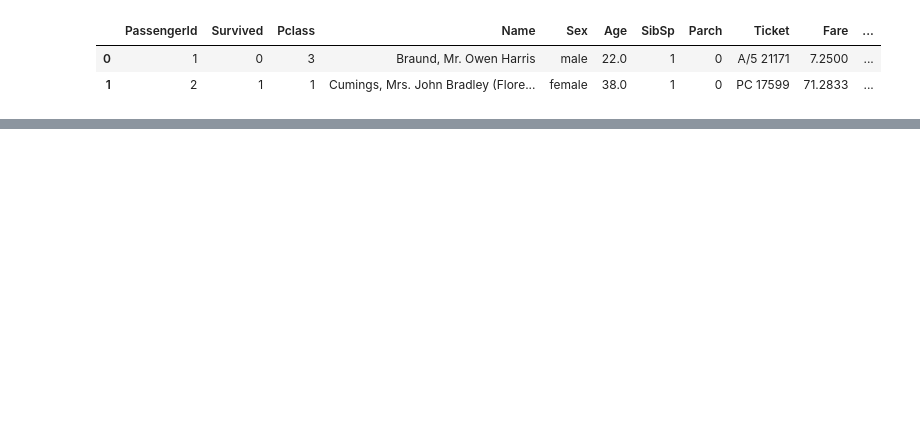
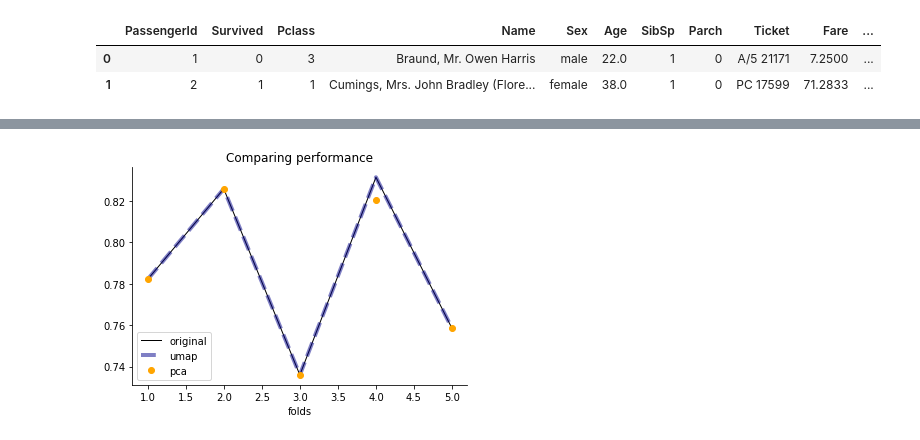
Before and after one commit to lady-pandas/cleaning-is-coming, a Jupyter notebook: category_cleaning.ipynb, the cells around one changed output, grey strips where cells are left out. Drawn from its saved outputs; the diff is of its cells as text; code cells hidden in the pictures; blank space fills up the shorter version.

```diff
--- a/category_cleaning.ipynb
+++ b/category_cleaning.ipynb
@@ -104,0 +269,19 @@ array([False, False, False, False, False, False, False, False, False,
+# %%
+results = pd.DataFrame({
+    'original': cross_val_score(rf, X_dummy, y, cv=cv),
+    'pca': cross_val_score(rf, X_pca, y, cv=cv),
+    'umap': cross_val_score(rf, X_umap, y, cv=cv),
+    'clustering': cross_val_score(rf, X_clusters, y, cv=cv),
+    'folds': range(1, 6)
+})
+# %%
+ax = results.plot(x='folds', y='original', c='black', lw=1, title='Comparing performance')
+results.plot(x='folds', y='umap', lw=4, style="k--", ax=ax, c='darkblue', alpha=0.5)
+results.plot(x='folds', y='pca', lw=2, ax=ax, style="o", c='orange')
+#ax.get_legend().remove()
+ax.spines['top'].set_visible(False)
+ax.spines['right'].set_visible(False)
+fig = ax.get_figure()
+fig.savefig('results_umap.png')
+# %% [output]
+[figure, added]
```
Also changed, not shown: parts of 52 cells of this notebook, 1 other file.
